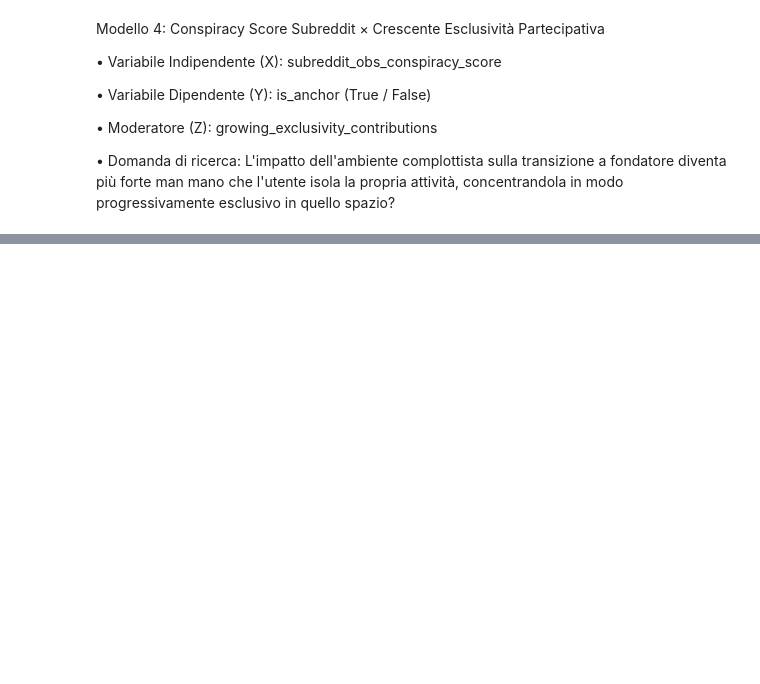
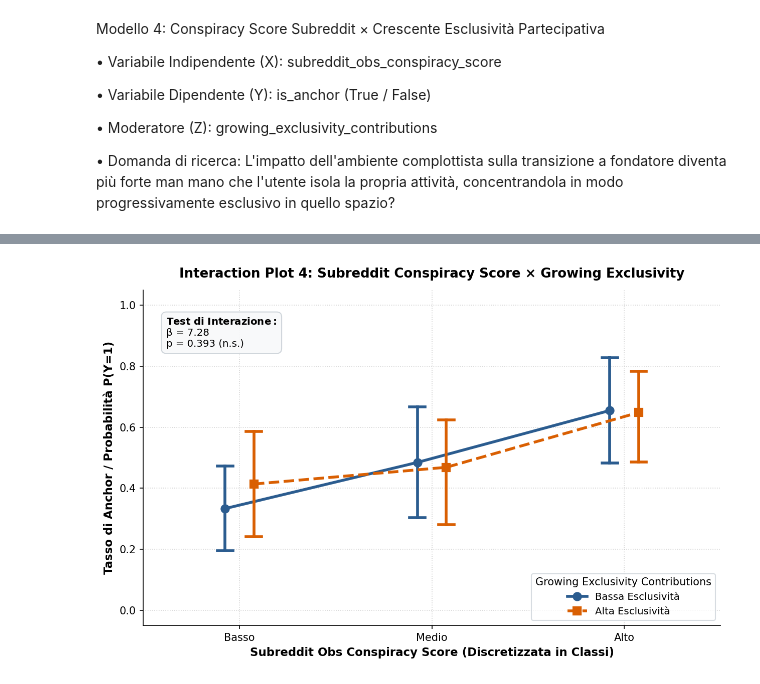
Before and after one commit to Andrii04/conspiracy-founders, a Jupyter notebook: notebooks/TRIVARIATE_FEATURE_PLOTS.ipynb, the cells around one changed output, grey strips where cells are left out. Drawn from its saved outputs; the diff is of its cells as text; code cells hidden in the pictures; blank space fills up the shorter version.

```diff
--- a/notebooks/TRIVARIATE_FEATURE_PLOTS.ipynb
+++ b/notebooks/TRIVARIATE_FEATURE_PLOTS.ipynb
@@ -1030,0 +1245,14 @@ plt.show()
+# %%
+plot_trivariate_interaction(
+    df=df,
+    x_col="subreddit_obs_conspiracy_score",
+    z_col="growing_exclusivity_contributions",
+    y_col="is_anchor",
+    x_bins=3,
+    z_bins=2,
+    x_labels=["Basso", "Medio", "Alto"],
+    z_labels=["Bassa Esclusività", "Alta Esclusività"],
+    title="Interaction Plot 4: Subreddit Conspiracy Score × Growing Exclusivity",
+)
+# %% [output]
+[figure, added]
```
Also changed, not shown: parts of 8 cells of this notebook.
